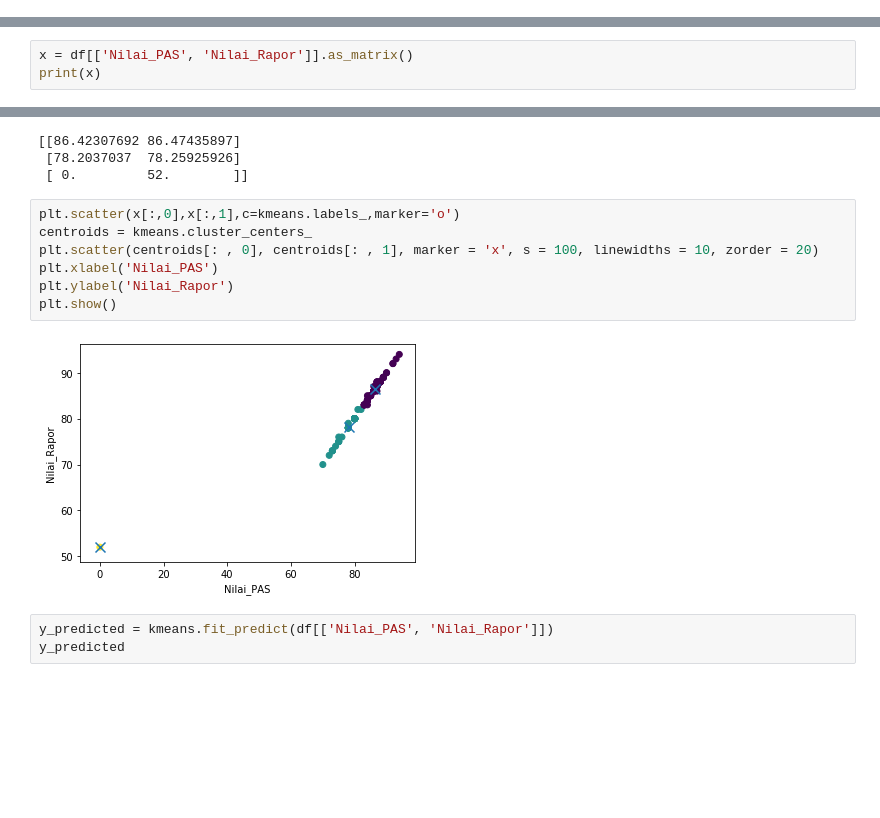
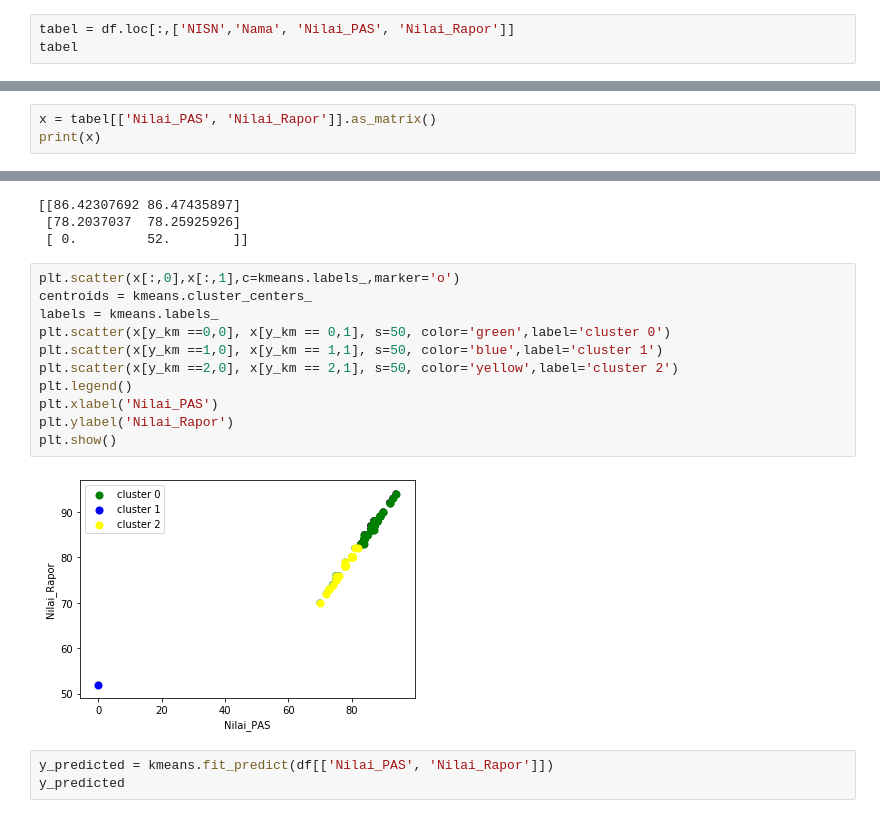
Before and after one commit to rizalgufrann/Studi-Kasus-Data-Mining, a Jupyter notebook: Data/Clustering_Nilai_Raport_Kimia.ipynb, the cells around one changed output, grey strips where cells are left out. Cells and saved outputs as stored; diff of their text form; blank space fills up the shorter version.

```diff
--- a/Data/Clustering_Nilai_Raport_Kimia.ipynb
+++ b/Data/Clustering_Nilai_Raport_Kimia.ipynb
@@ -50,3 +50,6 @@ Nilai_Rapor      0
 Predikat         0
 Deskripsi        0
 dtype: int64
+# %%
+tabel = df.loc[:,['NISN','Nama', 'Nilai_PAS', 'Nilai_Rapor']]
+tabel
@@ -53,5 +70,5 @@ dtype: int64
 # %%
-x = df[['Nilai_PAS', 'Nilai_Rapor']].as_matrix()
+x = tabel[['Nilai_PAS', 'Nilai_Rapor']].as_matrix()
 print(x)
 # %% [output]
 [[80 80]
@@ -99,12 +116,16 @@ print(cluster)
 # %%
 plt.scatter(x[:,0],x[:,1],c=kmeans.labels_,marker='o')
 centroids = kmeans.cluster_centers_
-plt.scatter(centroids[: , 0], centroids[: , 1], marker = 'x', s = 100, linewidths = 10, zorder = 20)
+labels = kmeans.labels_
+plt.scatter(x[y_km ==0,0], x[y_km == 0,1], s=50, color='green',label='cluster 0')
+plt.scatter(x[y_km ==1,0], x[y_km == 1,1], s=50, color='blue',label='cluster 1')
+plt.scatter(x[y_km ==2,0], x[y_km == 2,1], s=50, color='yellow',label='cluster 2')
+plt.legend()
 plt.xlabel('Nilai_PAS')
 plt.ylabel('Nilai_Rapor')
 plt.show()
 # %% [output]
-[figure, old version]
+[figure, new version]
 # %%
 y_predicted = kmeans.fit_predict(df[['Nilai_PAS', 'Nilai_Rapor']])
 y_predicted
```
Also changed, not shown: parts of 6 cells of this notebook.
